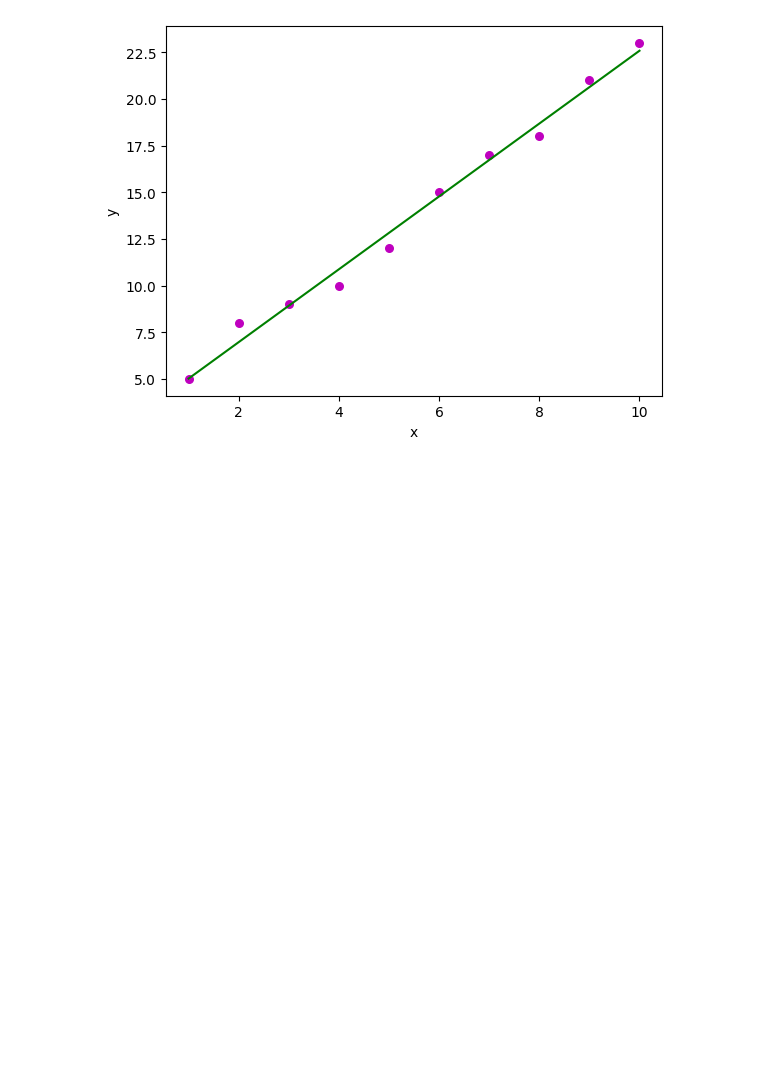
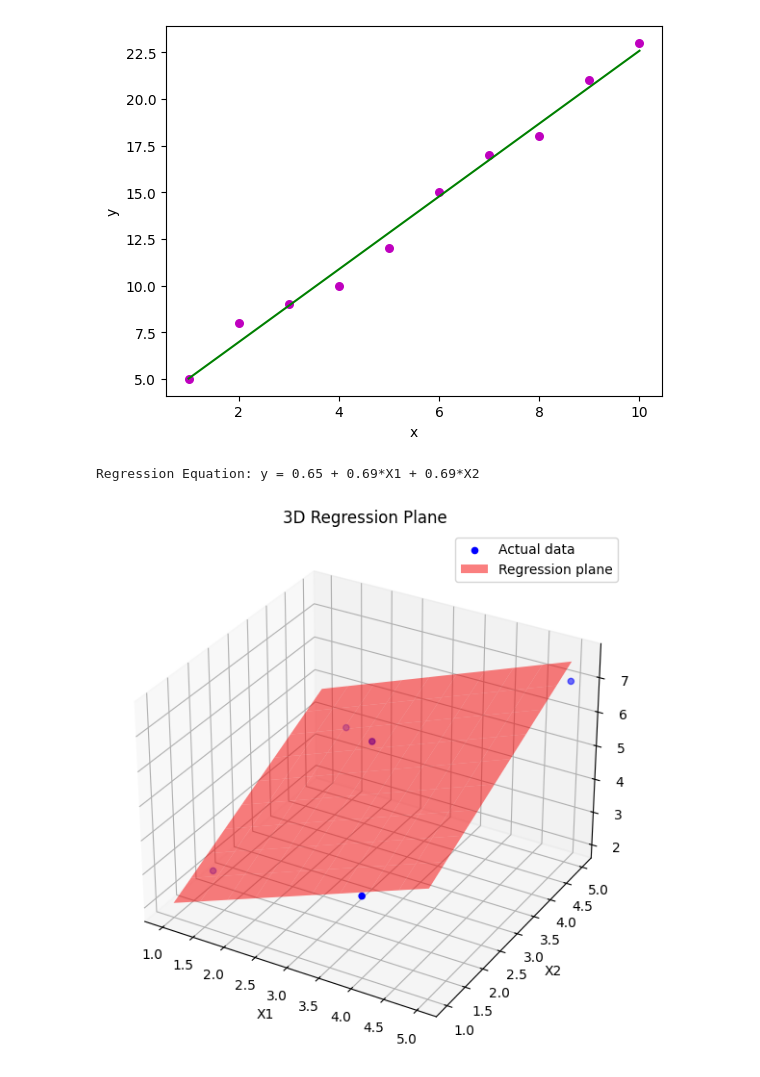
Before and after one commit to HemaP-0303/ML_LAB, a Jupyter notebook: 1BM22CS111_2_LINEAR_REGRESSION.ipynb, the cells around one changed output. Saved outputs shown, nothing was run; the diff lists cells and outputs as text; code cells hidden in the pictures; blank space fills up the shorter version.

```diff
--- a/1BM22CS111_2_LINEAR_REGRESSION.ipynb
+++ b/1BM22CS111_2_LINEAR_REGRESSION.ipynb
@@ -54,3 +54,59 @@ Estimated coefficients:
 b_0 = 3.0667
 b_1 = 1.9515
 [figure]
+# %%
+# Imports
+import numpy as np
+import pandas as pd
+import matplotlib.pyplot as plt
+from mpl_toolkits.mplot3d import Axes3D
+from sklearn.linear_model import LinearRegression
+
+# Sample dataset
+data = {
+    'X1': [1, 2, 4, 3, 5],
+    'X2': [2, 4, 1, 3, 5],
+    'y':  [2, 5, 4, 6, 7]
+}
+df = pd.DataFrame(data)
+
+# Features and target
+X = df[['X1', 'X2']]
+y = df['y']
+
+# Fit model
+model = LinearRegression()
+model.fit(X, y)
+
+# Coefficients and intercept
+b0 = model.intercept_
+b1, b2 = model.coef_
+
+print(f"Regression Equation: y = {b0:.2f} + {b1:.2f}*X1 + {b2:.2f}*X2")
+
+# Create meshgrid for X1 and X2
+x1_range = np.linspace(X['X1'].min(), X['X1'].max(), 10)
+x2_range = np.linspace(X['X2'].min(), X['X2'].max(), 10)
+x1_grid, x2_grid = np.meshgrid(x1_range, x2_range)
+y_pred_grid = b0 + b1 * x1_grid + b2 * x2_grid
+
+# Plotting
+fig = plt.figure(figsize=(10, 7))
+ax = fig.add_subplot(111, projection='3d')
+
+# Actual data points
+ax.scatter(X['X1'], X['X2'], y, color='blue', label='Actual data')
+
+# Regression plane
+ax.plot_surface(x1_grid, x2_grid, y_pred_grid, alpha=0.5, color='red', label='Regression plane')
+
+# Labels
+ax.set_xlabel('X1')
+ax.set_ylabel('X2')
+ax.set_zlabel('y')
+ax.set_title('3D Regression Plane')
+plt.legend()
+plt.show()
+# %% [output]
+Regression Equation: y = 0.65 + 0.69*X1 + 0.69*X2
+[figure, added]
```
